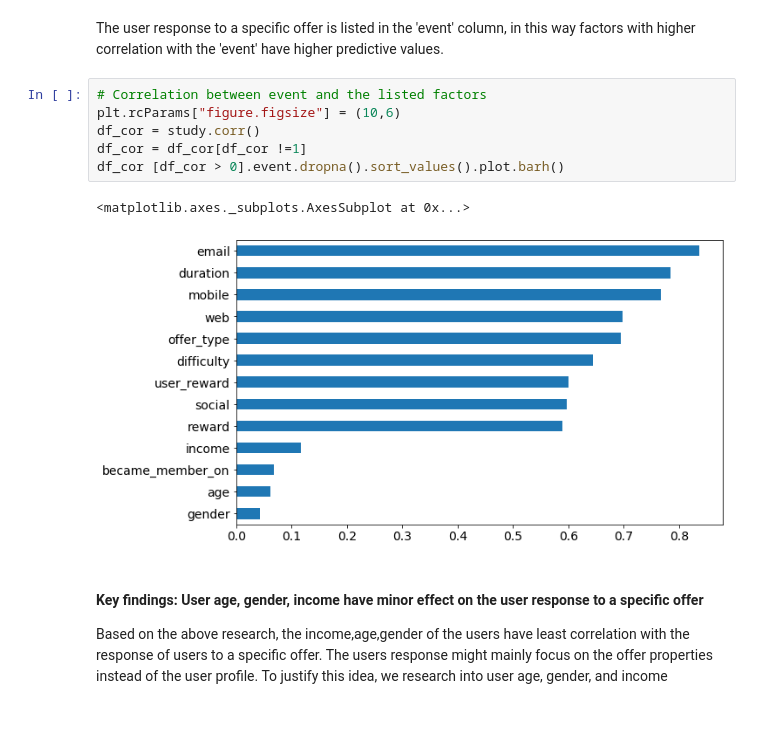
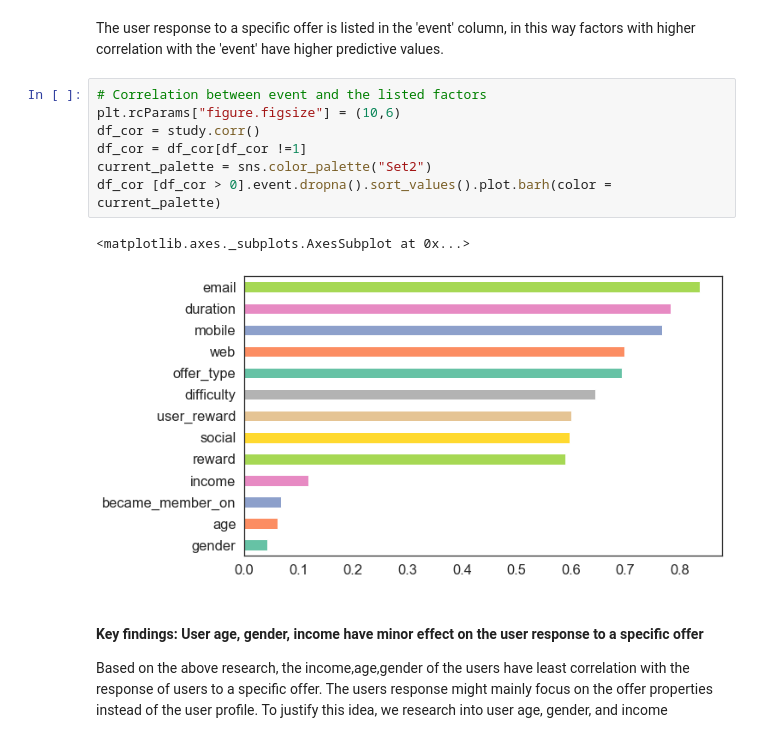
Before and after one commit to ZhuqingZhang0422/Starbucks-Capstone-Project, a Jupyter notebook: Starbucks_Capstone_notebook.ipynb, the cells around one changed output. Saved outputs shown, nothing was run; the diff lists cells and outputs as text.

```diff
--- a/Starbucks_Capstone_notebook.ipynb
+++ b/Starbucks_Capstone_notebook.ipynb
@@ -247,12 +247,13 @@ The user response to a specific offer is listed in the 'event' column, in this w
 # %%
 # Correlation between event and the listed factors
 plt.rcParams["figure.figsize"] = (10,6)
 df_cor = study.corr()
 df_cor = df_cor[df_cor !=1]
-df_cor [df_cor > 0].event.dropna().sort_values().plot.barh()
+current_palette = sns.color_palette("Set2")
+df_cor [df_cor > 0].event.dropna().sort_values().plot.barh(color = current_palette)
 # %% [output]
 <matplotlib.axes._subplots.AxesSubplot at 0x...>
-[figure, old version]
+[figure, new version]
 # %% [markdown]
 #### Key findings: User age, gender, income have minor effect on the user response to a specific offer
 Based on the above research, the income,age,gender of the users have least correlation with the response of users to a specific offer. The users response might mainly focus on the offer properties instead of the user profile. To justify this idea, we research into user age, gender, and income
```
Also changed, not shown: parts of 5 cells of this notebook.
